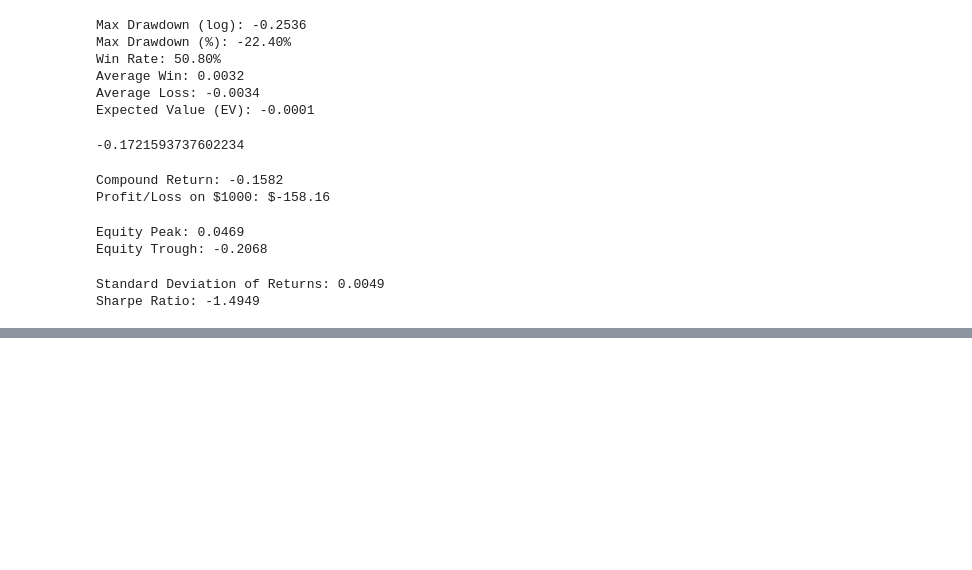
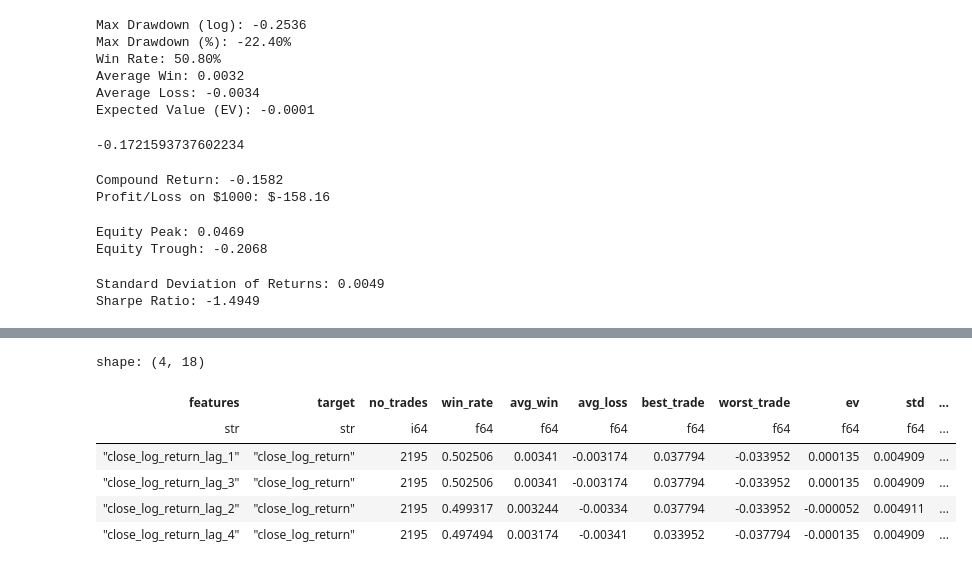
Before and after one commit to nickderaj/quant-trading-labs, a Jupyter notebook: src/research.ipynb, the cells around one changed output, grey strips where cells are left out. Cells and saved outputs as stored; diff of their text form; code cells hidden in the pictures; blank space fills up the shorter version.

```diff
--- a/src/research.ipynb
+++ b/src/research.ipynb
@@ -494,0 +514,5 @@ Sharpe Ratio: -1.4949
+# %%
+target = 'close_log_return'
+features = ['close_log_return_lag_2']
+model = LinearModel(input_features)
+perf = research.benchmark_model_performance(ts, features, target, model, annualized_rate, no_epochs=50, log=True)
@@ -494,0 +538,23 @@ Sharpe Ratio: -1.4949
+# %%
+import itertools
+
+benchmarks = []
+feature_pool = [f'{target}_lag_{i}' for i in range(1, max_lags + 1)]
+combos = list(itertools.combinations(feature_pool, 1))
+
+for features in combos:
+    model = LinearModel(input_features)
+    perf = research.benchmark_model_performance(ts, list(features), target, model, annualized_rate, no_epochs=200, criterion=nn.L1Loss(), log=False)
+    benchmarks.append(perf)
+
+benchmark = pl.DataFrame(benchmarks).sort('sharpe', descending=True)
+
+benchmark
+# %% [output]
+shape: (4, 18)
+| features | target | no_trades | win_rate | avg_win | avg_loss | best_trade | worst_trade | ev | std | ... |
+| str | str | i64 | f64 | f64 | f64 | f64 | f64 | f64 | f64 | ... |
+| "close_log_return_lag_1" | "close_log_return" | 2195 | 0.502506 | 0.00341 | -0.003174 | 0.037794 | -0.033952 | 0.000135 | 0.004909 | ... |
+| "close_log_return_lag_3" | "close_log_return" | 2195 | 0.502506 | 0.00341 | -0.003174 | 0.037794 | -0.033952 | 0.000135 | 0.004909 | ... |
+| "close_log_return_lag_2" | "close_log_return" | 2195 | 0.499317 | 0.003244 | -0.00334 | 0.037794 | -0.033952 | -0.000052 | 0.004911 | ... |
+| "close_log_return_lag_4" | "close_log_return" | 2195 | 0.497494 | 0.003174 | -0.00341 | 0.033952 | -0.037794 | -0.000135 | 0.004909 | ... |
```
Also changed, not shown: parts of 2 cells of this notebook, 1 other file.
